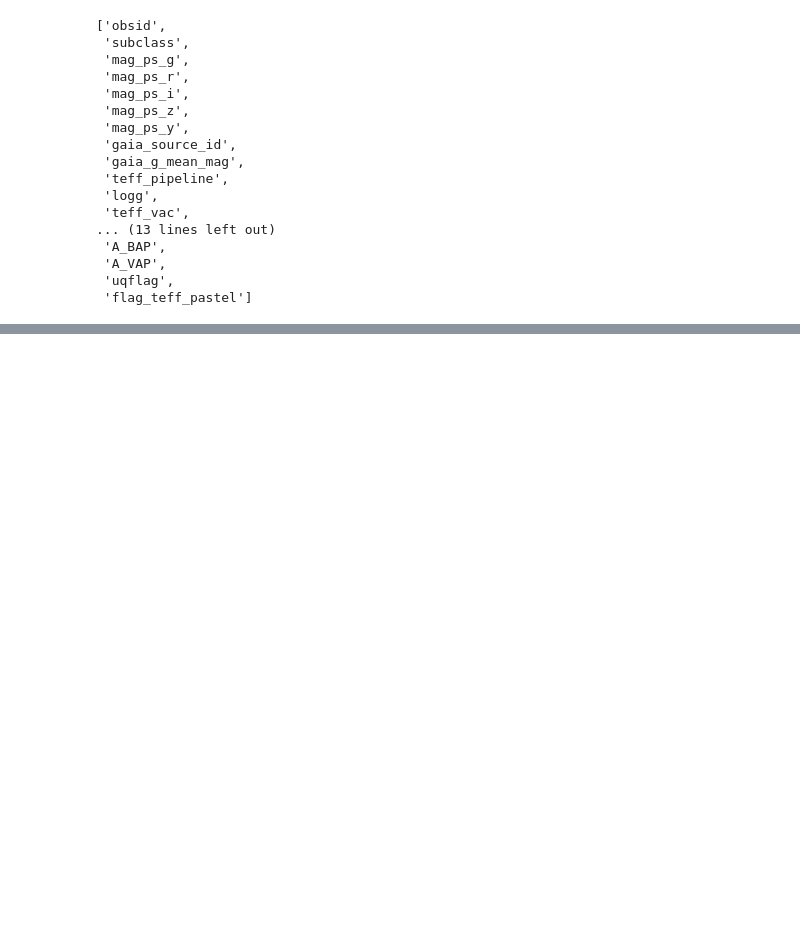
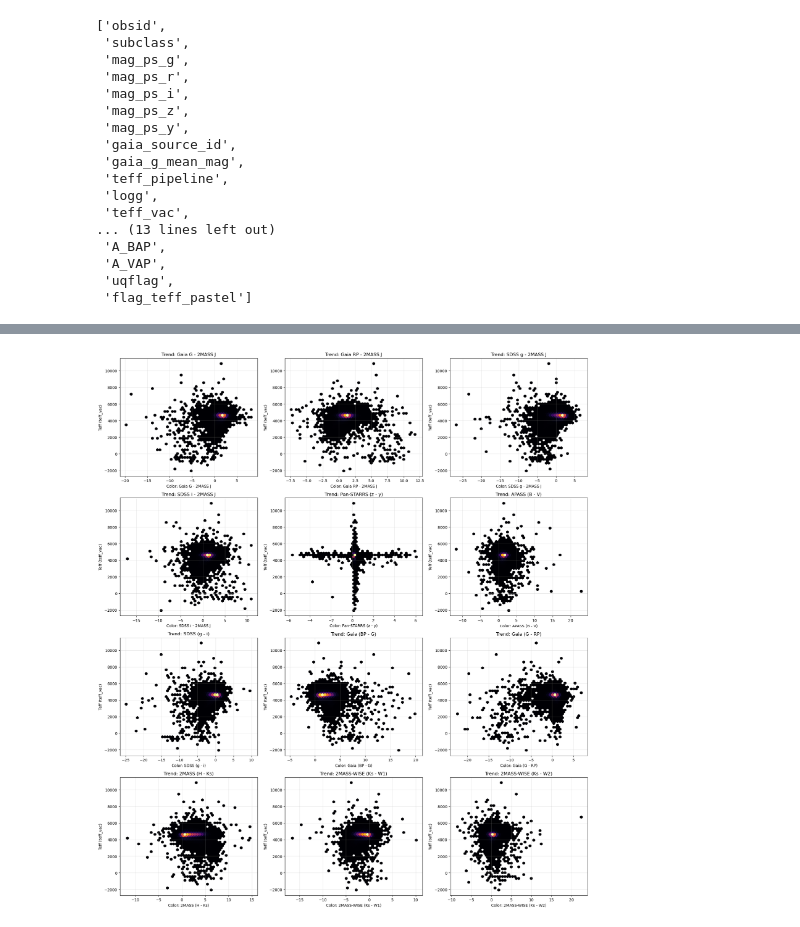
Before and after one commit to BrightonLiu-zZ/cool-dwarf_stellar_parameter_inference_from_survey_data, a Jupyter notebook: notebooks/LAMOST_2_data_preprocessing.ipynb, the cells around one changed output, grey strips where cells are left out. Cells and saved outputs as stored; diff of their text form; code cells hidden in the pictures; blank space fills up the shorter version.

Commit message:
included color vs temp plots

```diff
--- a/notebooks/LAMOST_2_data_preprocessing.ipynb
+++ b/notebooks/LAMOST_2_data_preprocessing.ipynb
@@ -349,0 +386,88 @@ df_final.columns.tolist()
+# %%
+import matplotlib.pyplot as plt
+import numpy as np
+
+# 1. Define Reasonable Color Pairs
+# Format: (Blue_Band_Column, Red_Band_Column, Label_Name)
+# We mix Apparent (mag_ps) with Apparent, and Absolute (A_) with Absolute to be safe.
+color_combinations = [
+    # --- 1. Long Baseline (Visual minus Infrared) ---
+    # These are often the BEST temperature indicators for M-dwarfs
+    ('A_GG',  'A_J',   'Gaia G - 2MASS J'),      # Very wide baseline
+    ('A_RP',  'A_J',   'Gaia RP - 2MASS J'),     # Red Optical - IR
+    ('A_GSD', 'A_J',   'SDSS g - 2MASS J'),      # Deep Blue - IR
+    ('A_ISD', 'A_J',   'SDSS i - 2MASS J'),      # Red Optical - IR
+
+    # --- 2. Pan-STARRS (Far Red) ---
+    # You checked g-r and i-z, let's check the very red end
+    ('mag_ps_z', 'mag_ps_y', 'Pan-STARRS (z - y)'),
+
+    # --- 3. Classic Johnson-Cousins (APASS) ---
+    # B-V is the historical standard for stellar typing
+    ('A_BAP', 'A_VAP', 'APASS (B - V)'),
+
+    # --- 4. SDSS Optical Combos ---
+    ('A_GSD', 'A_ISD', 'SDSS (g - i)'),          # Wide optical
+
+    # --- 5. Gaia Internal ---
+    # We looked at BP-RP, but these split the difference
+    ('A_BP', 'A_GG', 'Gaia (BP - G)'),
+    ('A_GG', 'A_RP', 'Gaia (G - RP)'),
+
+    # --- 6. Infrared & WISE Extensions ---
+    ('A_H',  'A_KS',  '2MASS (H - Ks)'),         # Std IR color
+    ('A_KS', 'A_W1',  '2MASS-WISE (Ks - W1)'),   # Near IR - Mid IR
+    ('A_KS', 'A_W2',  '2MASS-WISE (Ks - W2)')    # Near IR - Mid IR
+]
+
+def plot_all_colors(df, pairs, teff_col='teff_vac'):
+    """
+    Generates a grid of plots for every color combination.
+    """
+    # Create a large figure to hold all subplots
+    num_plots = len(pairs)
+    rows = (num_plots // 3) + 1
+    plt.figure(figsize=(18, 5 * rows))
+
+    for i, (blue, red, label) in enumerate(pairs):
+        plt.subplot(rows, 3, i + 1)
+
+        # 1. Calculate Color
+        # We perform the subtraction dynamically
+        # Filter for valid values first to avoid errors
+        mask = df[blue].notnull() & df[red].notnull() & df[teff_col].notnull()
+        valid_data = df[mask]
+
+        if len(valid_data) == 0:
+            print(f"Skipping {label}: No valid data.")
+            continue
+
+        x_color = valid_data[blue] - valid_data[red]
+        y_teff = valid_data[teff_col]
+
+        # 2. Plot (Hexbin for density)
+        # using mincnt=1 to hide empty space
+        plt.hexbin(x_color, y_teff, gridsize=50, cmap='inferno', mincnt=1)
+
+        # 3. Labeling
+        plt.xlabel(f'Color: {label}')
+        plt.ylabel(f'Teff ({teff_col})')
+        plt.title(f'Trend: {label}')
+        plt.grid(True, alpha=0.3)
+
+        # INVERT Y-AXIS?
+        # Standard Astronomy Convention: Hot/Bright is Up.
+        # But usually we want to see the "Main Sequence" go from Top-Left to Bottom-Right.
+        # Since Teff decreases as Color increases, standard axes will show a Downward Slope.
+        # We do NOT invert Y here (High Teff on top is standard).
+        # We do NOT invert X here (Redder on right is standard).
+
+    plt.tight_layout()
+    plt.show()
+
+# Run the Plotter
+# Using df_final (or df_test if you filtered temperature outliers)
+# Make sure to run the outlier removal (Step 0) first if you haven't!
+plot_all_colors(df_final, color_combinations, teff_col='teff_vac')
+# %% [output]
+[figure, added]
```
Also changed, not shown: parts of 8 cells of this notebook.
